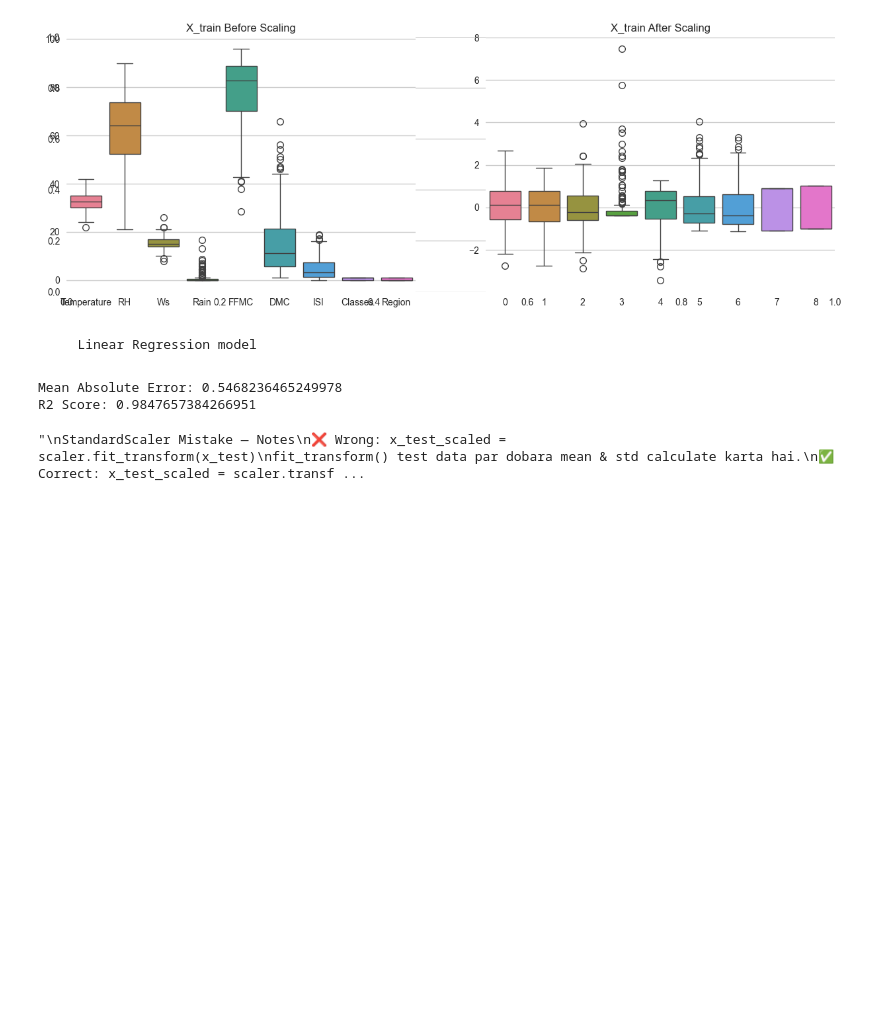
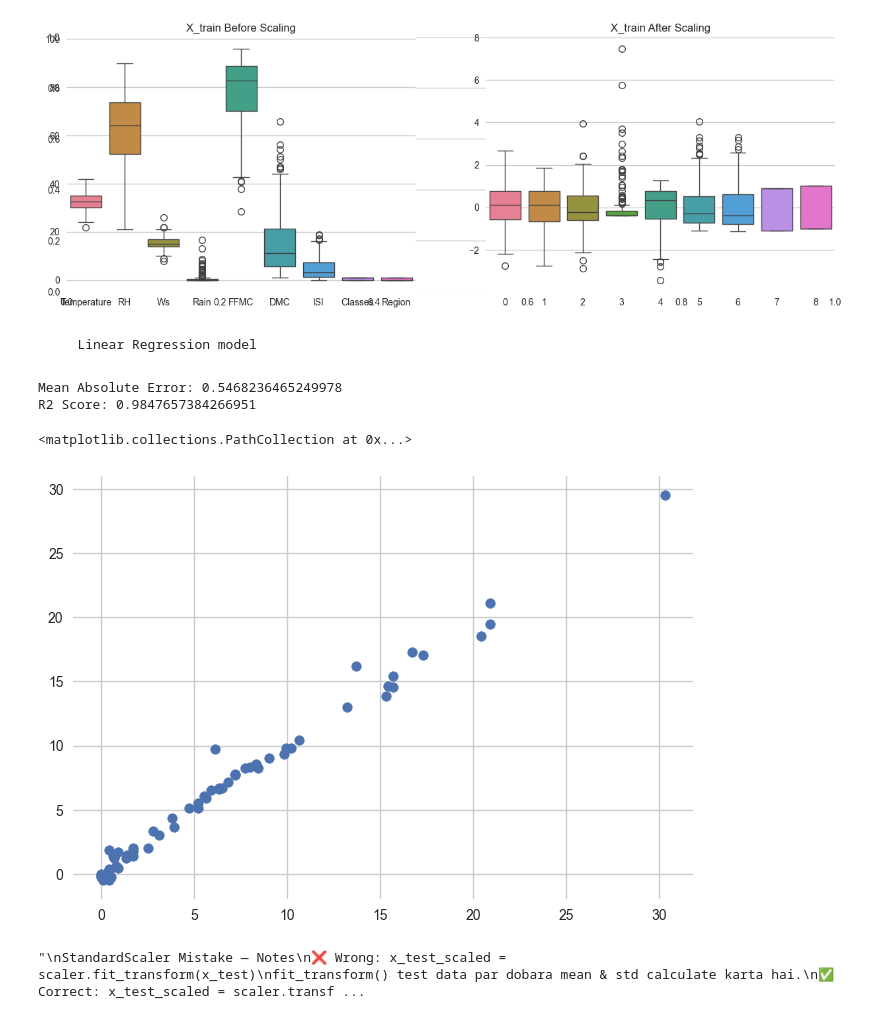
Before and after one commit to ayudixit1207/Machine-Learning, a Jupyter notebook: 28_Ridge,Lasso,Elastic net ML algo/practical.ipynb, the cells around one changed output. Saved outputs shown, nothing was run; the diff lists cells and outputs as text; code cells hidden in the pictures; blank space fills up the shorter version.

```diff
--- a/28_Ridge,Lasso,Elastic net ML algo/practical.ipynb
+++ b/28_Ridge,Lasso,Elastic net ML algo/practical.ipynb
@@ -534,23 +534,26 @@ plt.show()
 # %%
 from sklearn.linear_model import LinearRegression
 from sklearn.metrics import mean_absolute_error
 from sklearn.metrics import r2_score
 
 linreg = LinearRegression()
 
 linreg.fit(x_train_scaled, y_train)
 
 y_pred = linreg.predict(x_test_scaled)
 
 mae = mean_absolute_error(y_test, y_pred)
 
 score = r2_score(y_test, y_pred)
 
 print("Mean Absolute Error:", mae)
 print("R2 Score:", score)
+plt.scatter(y_test,y_pred)
 # %% [output]
 Mean Absolute Error: 0.5468236465249978
 R2 Score: 0.9847657384266951
+<matplotlib.collections.PathCollection at 0x...>
+[figure, added]
 # %%
 """
 StandardScaler Mistake — Notes
```
Also changed, not shown: parts of 17 cells of this notebook.
